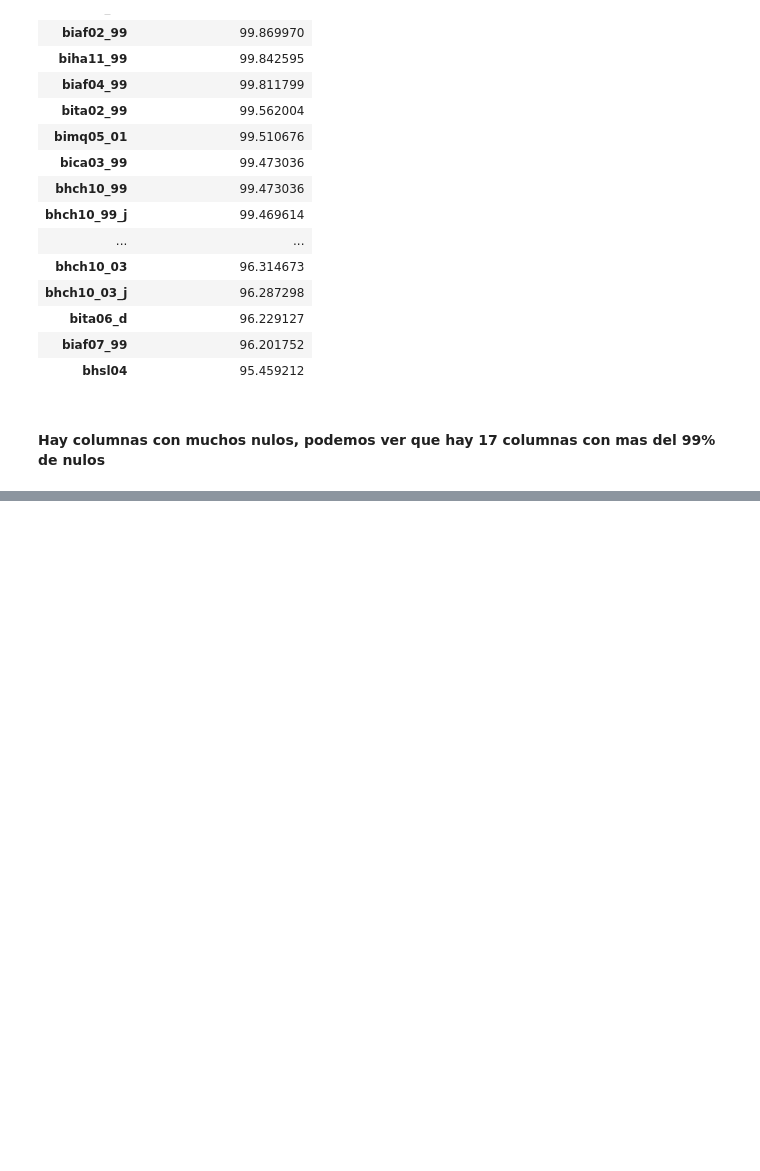
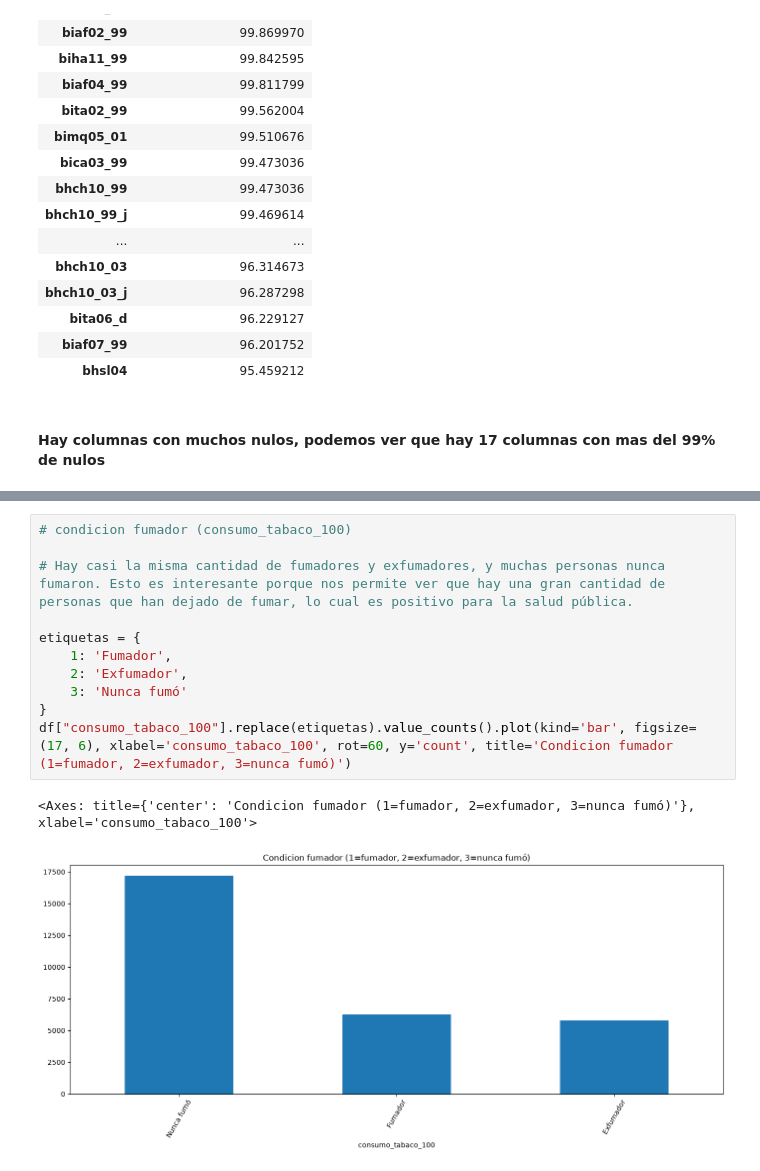
Before and after one commit to Franruaben11/fundamentos-enfr, a Jupyter notebook: analisis_enfr.ipynb, the cells around one changed output, grey strips where cells are left out. Cells and saved outputs as stored; diff of their text form; blank space fills up the shorter version.

```diff
--- a/analisis_enfr.ipynb
+++ b/analisis_enfr.ipynb
@@ -119,0 +199,14 @@ df_nulos.head(32)
+# %%
+# condicion fumador (consumo_tabaco_100)
+
+# Hay casi la misma cantidad de fumadores y exfumadores, y muchas personas nunca fumaron. Esto es interesante porque nos permite ver que hay una gran cantidad de personas que han dejado de fumar, lo cual es positivo para la salud pública.
+
+etiquetas = {
+    1: 'Fumador',
+    2: 'Exfumador',
+    3: 'Nunca fumó'
+}
+df["consumo_tabaco_100"].replace(etiquetas).value_counts().plot(kind='bar', figsize=(17, 6), xlabel='consumo_tabaco_100', rot=60, y='count', title='Condicion fumador (1=fumador, 2=exfumador, 3=nunca fumó)')
+# %% [output]
+<Axes: title={'center': 'Condicion fumador (1=fumador, 2=exfumador, 3=nunca fumó)'}, xlabel='consumo_tabaco_100'>
+[figure, added]
```
Also changed, not shown: parts of 10 cells of this notebook.
